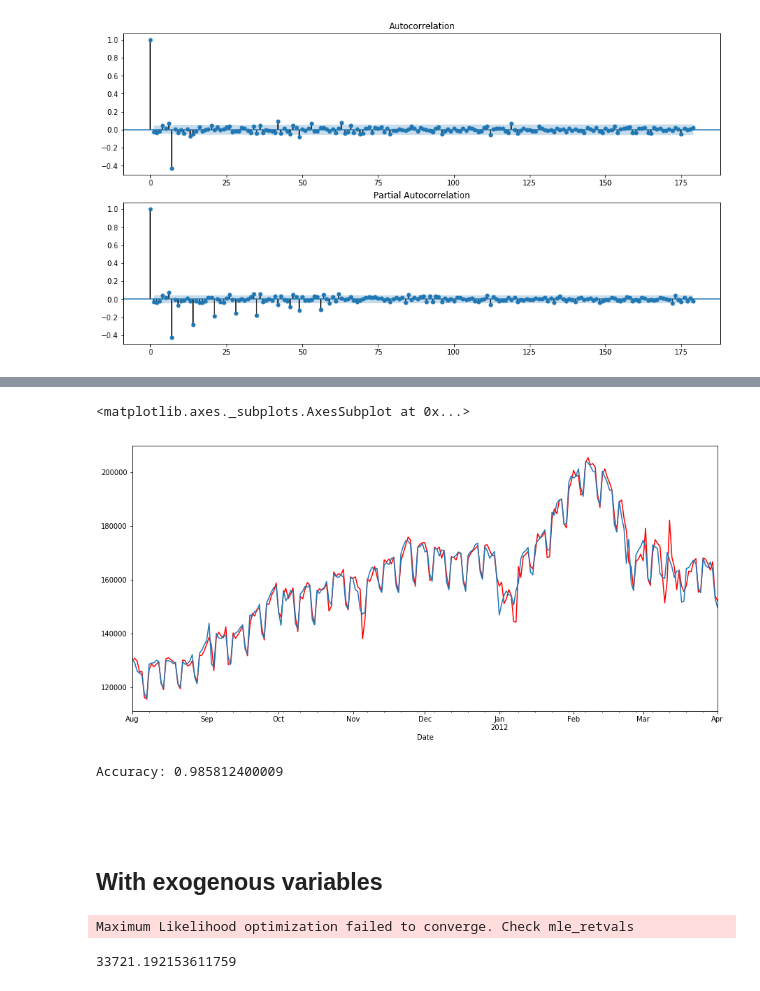
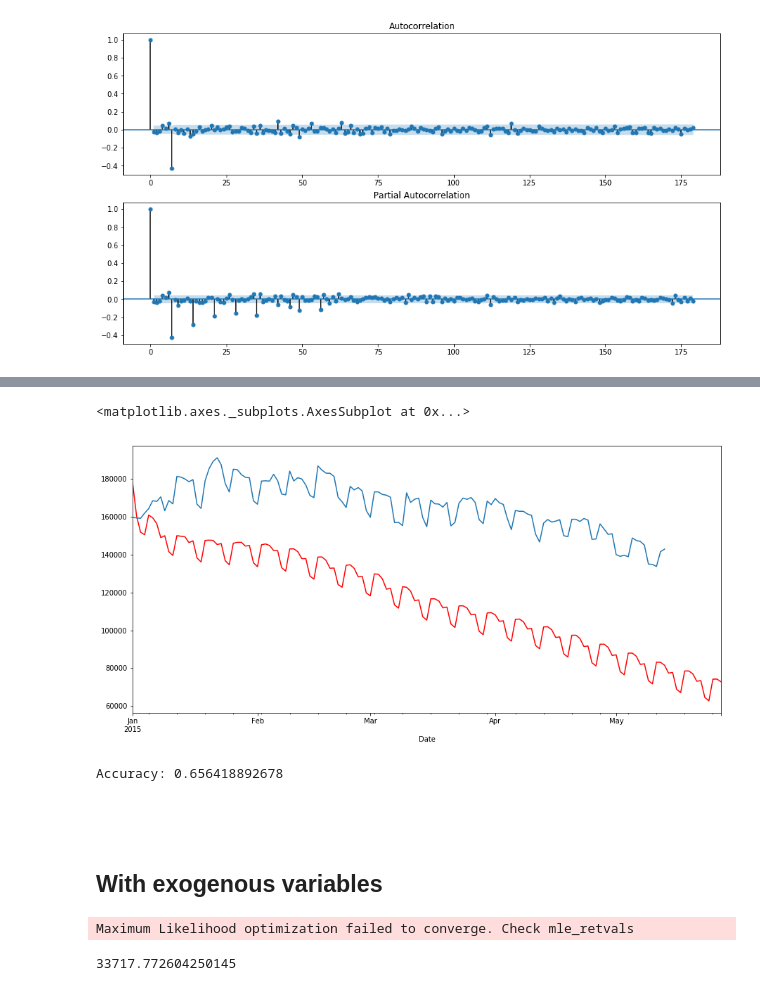
Before and after one commit to DanielBaghdasaryan/TS, a Jupyter notebook: Task for Practice Day 2.ipynb, the cells around one changed output, grey strips where cells are left out. Cells and saved outputs as stored; diff of their text form; code cells hidden in the pictures.

```diff
--- a/Task for Practice Day 2.ipynb
+++ b/Task for Practice Day 2.ipynb
@@ -284,17 +293,20 @@ mod.aic
 # %%
-mod.get_prediction().predicted_mean['2011-08-01':'2012-04-01'].plot(figsize=(15,7), color="r")
-ts1['EnergyConsump']['2011-08-01':'2012-04-01'].plot()
+pred=mod.predict(start='2015-01-01', end='2015-05-27')
+pred.plot(figsize=(15,7), color="r")
+ts1['EnergyConsump']['2015-01-01':'2015-05-27'].plot()
 # %% [output]
 <matplotlib.axes._subplots.AxesSubplot at 0x...>
-[figure, old version]
+[figure, new version]
 # %%
-print("Accuracy: "+str(1-qualityMACAPE(mod.get_prediction().predicted_mean["2014-01-01":],ts1['EnergyConsump']["2014-01-01":])[0]))
+print("Accuracy: "+str(1-qualityMACAPE(pred,ts1['EnergyConsump']["2015-01-01":])[0]))
 # %% [output]
-Accuracy: 0.985812400009
+Accuracy: 0.656418892678
 # %% [markdown]
 <br /><br />
 ## With exogenous variables
 # %%
+exogs = ts1[['Temp1', 'Temp2', 'Saturday','Sunday']]
+
 p=1 # y[t]=f(y[t-1], ..., y[t-p])+...   dependence of value history
 d=1 # Range of simple derivative
 q=2 # y[t]=f(e[t-1], ..., e[t-q])+...   dependence of error history
@@ -305,8 +317,8 @@ P=9 # y[t]=f(y[t-s], ..., y[t-P*s])+...   seasonal dependence of value history
 D=1 # Range of seasonal derivative y[t]-y[t-s]
 Q=2 # y[t]=f(e[t-s], ..., e[t-Q*s])+...   seasonal dependence of error history
 
-mod = sm.tsa.statespace.SARIMAX(ts1['EnergyConsump'], exog=np.column_stack((ts1['Temp2'],np.hstack(((ts1['Temp2']-ts1['Temp2'].shift(1)).dropna(),1)),np.hstack(((ts1['Temp1']-ts1['Temp1'].shift(1)).dropna(),1)),ts1['Temp1'],ts1['Saturday'],ts1['Sunday'])), trend='n', order=(p,d,q), seasonal_order=(P,D,Q,s)).fit()
+mod = sm.tsa.statespace.SARIMAX(ts1['EnergyConsump'][:"2015-01-01"], exog=exogs[:"2015-01-01"], order=(p,d,q), seasonal_order=(P,D,Q,s)).fit()
 mod.aic
 # %% [output]
 Maximum Likelihood optimization failed to converge. Check mle_retvals
-33721.192153611759
+33717.772604250145
```
Also changed, not shown: parts of 12 cells of this notebook.
